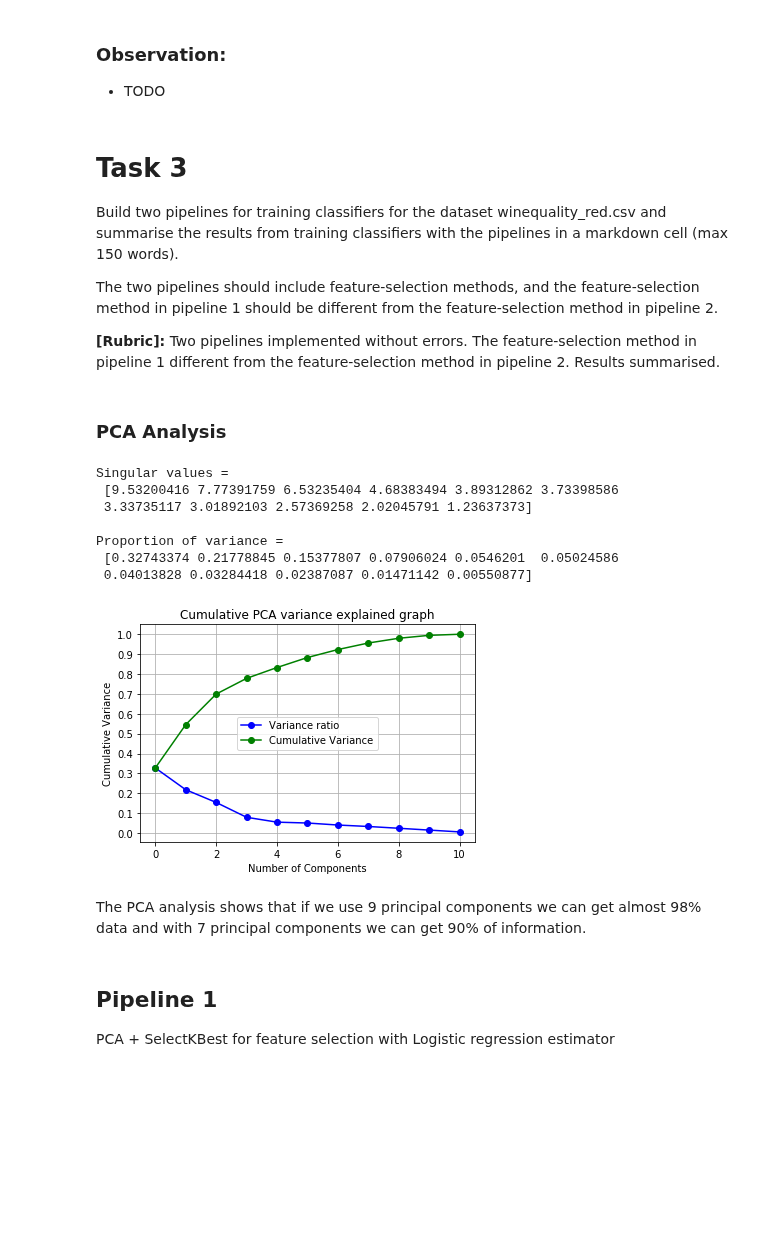
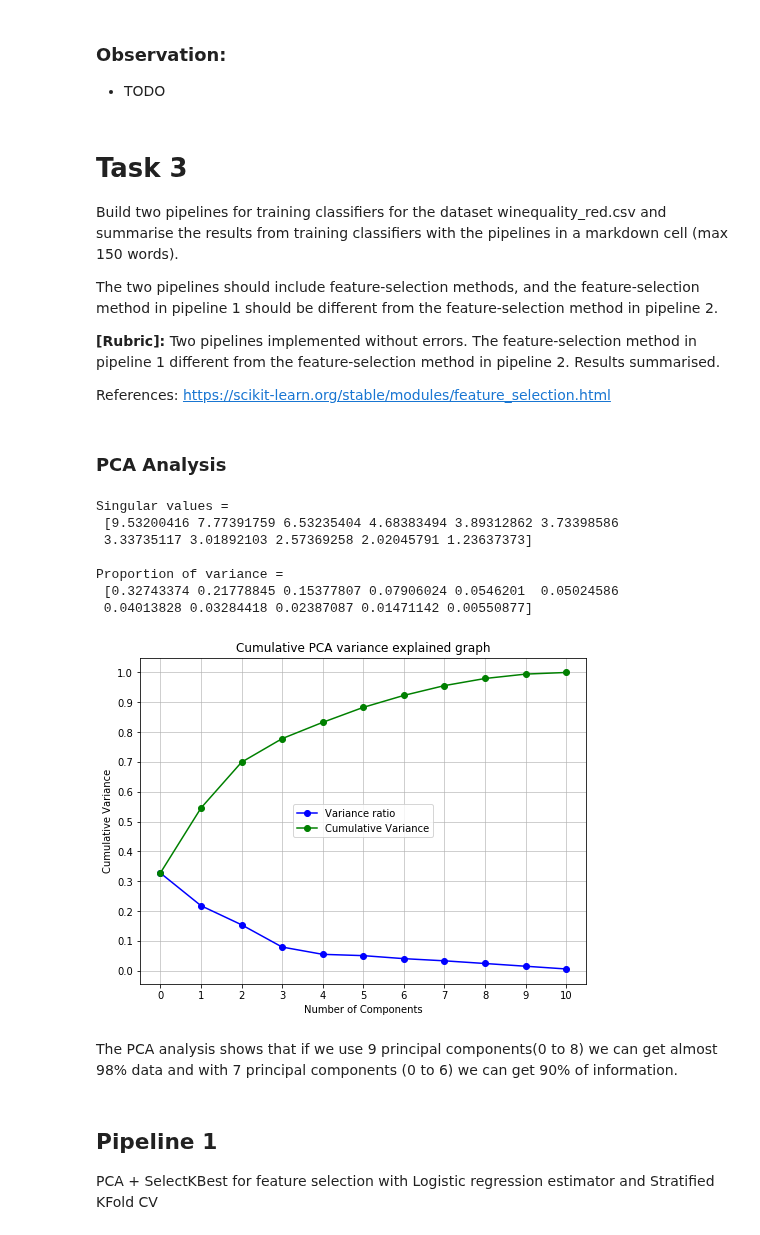
Before and after one commit to vipulpopat/MSCAI_Sem1_Etivity5, a Jupyter notebook: Etivity5-Feature_Selection_18195067.ipynb, the cells around one changed output. Saved outputs shown, nothing was run; the diff lists cells and outputs as text; code cells hidden in the pictures; blank space fills up the shorter version.

```diff
--- a/Etivity5-Feature_Selection_18195067.ipynb
+++ b/Etivity5-Feature_Selection_18195067.ipynb
@@ -304,40 +341,45 @@ The two pipelines should include feature-selection methods, and the feature-sele
 
 **[Rubric]:**
 Two pipelines implemented without errors. The feature-selection method in pipeline 1 different from the feature-selection method in pipeline 2. Results summarised.
+
+References:
+https://scikit-learn.org/stable/modules/feature_selection.html
 # %% [markdown]
 ### PCA Analysis
 # %%
 pca = PCA(n_components=predictors_train.shape[1])
 pca.fit_transform(predictors_train)
 
 # Output PCA variance results
 print("Singular values = \n",pca.singular_values_)
 print("\nProportion of variance = \n",pca.explained_variance_ratio_)
 
 # Plot the Cummulative PCA variance explained results to see how many features are really needed
+plt.figure(figsize=(8,6))
 plt.plot(pca.explained_variance_ratio_, "bo-", label="Variance ratio")
 plt.plot(pca.explained_variance_ratio_.cumsum(), "go-", label="Cumulative Variance")
 plt.title("Cumulative PCA variance explained graph")
 plt.xlabel("Number of Components")
 plt.ylabel("Cumulative Variance")
+plt.xticks(np.arange(0, predictors_train.shape[1]))
 plt.yticks(np.arange(0, 1.1, step=0.1))
-plt.grid()
+plt.grid(alpha=0.75)
 plt.legend(loc='center')
 plt.show()
 # %% [output]
 Singular values =
  [9.53200416 7.77391759 6.53235404 4.68383494 3.89312862 3.73398586
  3.33735117 3.01892103 2.57369258 2.02045791 1.23637373]
 
 Proportion of variance =
  [0.32743374 0.21778845 0.15377807 0.07906024 0.0546201  0.05024586
  0.04013828 0.03284418 0.02387087 0.01471142 0.00550877]
-[figure, old version]
+[figure, new version]
 # %% [markdown]
-The PCA analysis shows that if we use 9 principal components we can get almost 98% data and with 7 principal components we can get 90% of information.
+The PCA analysis shows that if we use 9 principal components(0 to 8) we can get almost 98% data and with 7 principal components (0 to 6) we can get 90% of information.
 # %% [markdown]
 ## Pipeline 1
-PCA + SelectKBest for feature selection with Logistic regression estimator
+PCA + SelectKBest for feature selection with Logistic regression estimator and Stratified KFold CV
 # %%
 # Create feature union
 features = []
```
Also changed, not shown: parts of 8 cells of this notebook, 1 other file.
